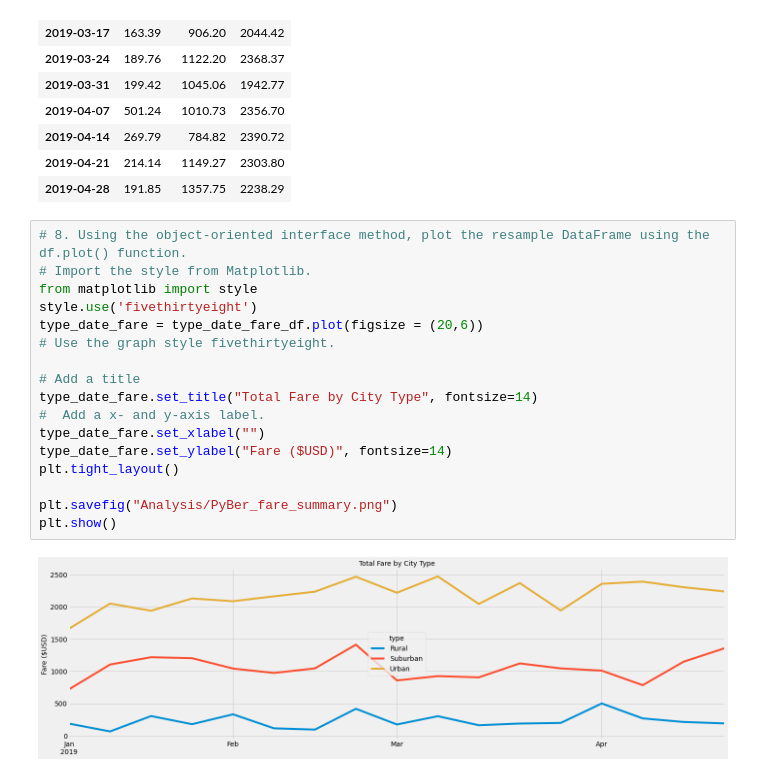
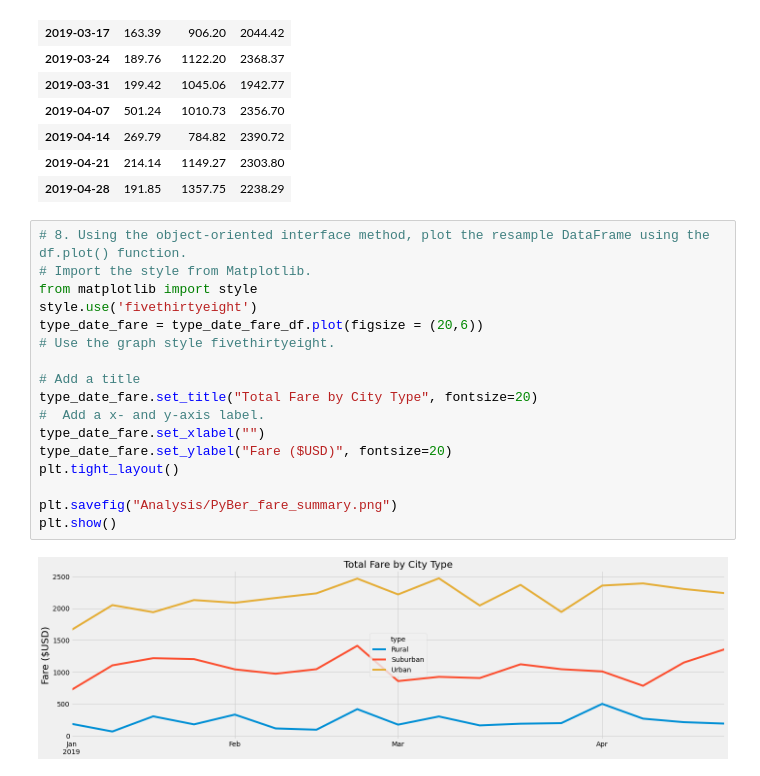
Before and after one commit to Andres-T-Hernandez/PyBer-Analysis, a Jupyter notebook: PyBer_Challenge.ipynb, the cells around one changed output. Drawn from its saved outputs; the diff is of its cells as text.

```diff
--- a/PyBer_Challenge.ipynb
+++ b/PyBer_Challenge.ipynb
@@ -137,19 +137,19 @@ type_date_fare_df
 # %%
 # 8. Using the object-oriented interface method, plot the resample DataFrame using the df.plot() function.
 # Import the style from Matplotlib.
 from matplotlib import style
 style.use('fivethirtyeight')
 type_date_fare = type_date_fare_df.plot(figsize = (20,6))
 # Use the graph style fivethirtyeight.
 
 # Add a title
-type_date_fare.set_title("Total Fare by City Type", fontsize=14)
+type_date_fare.set_title("Total Fare by City Type", fontsize=20)
 #  Add a x- and y-axis label.
 type_date_fare.set_xlabel("")
-type_date_fare.set_ylabel("Fare ($USD)", fontsize=14)
+type_date_fare.set_ylabel("Fare ($USD)", fontsize=20)
 plt.tight_layout()
 
 plt.savefig("Analysis/PyBer_fare_summary.png")
 plt.show()
 # %% [output]
-[figure, old version]
+[figure, new version]
```
Also changed, not shown: 2 other files.
